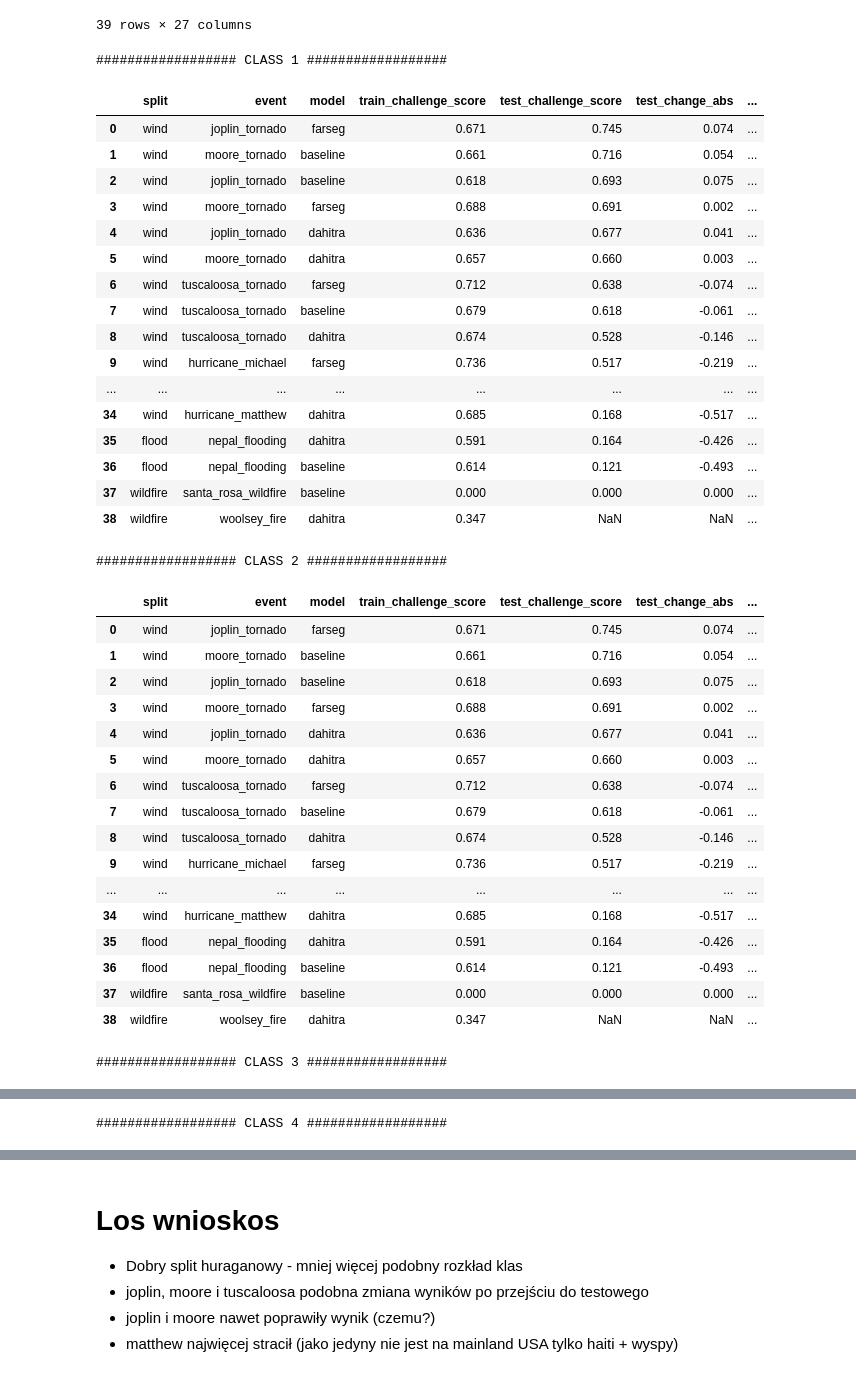
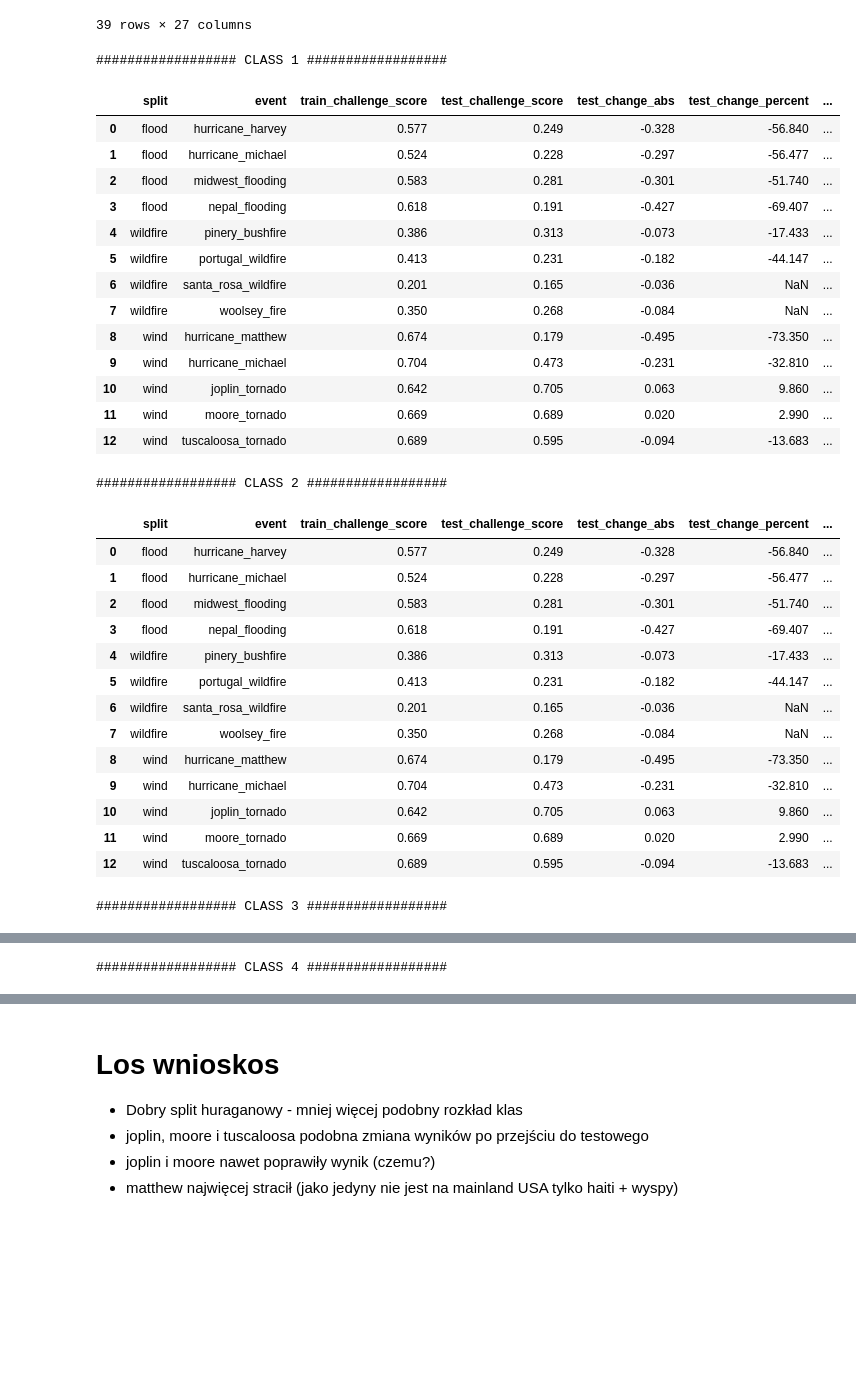
Before and after one commit to SNURTEL/building-damage-assessment, a Jupyter notebook: notebooks/results_split.ipynb, the cells around one changed output, grey strips where cells are left out. Saved outputs shown, nothing was run; the diff lists cells and outputs as text; code cells hidden in the pictures; blank space fills up the shorter version.

```diff
--- a/notebooks/results_split.ipynb
+++ b/notebooks/results_split.ipynb
@@ -177,69 +177,63 @@ from IPython.display import display, HTML
 # %%
 _df = df.reset_index()
 for i in range(1, 5):
     query = f"""
     SELECT
         split,
         event,
-        model,
         ROUND(MEAN(train_challenge_score_safe), 3) "train_challenge_score",
         ROUND(MEAN(test_challenge_score_safe), 3) "test_challenge_score",
         ROUND(MEAN(test_challenge_score_safe - train_challenge_score_safe), 3) "test_change_abs",
         ROUND(MEAN(test_change[0:-2]::double), 3) "test_change_percent",
         ROUND(MEAN(msl_challenge_score_overall), 3) "msl_challenge_score",
         ROUND(MEAN(msl_challenge_score_overall - test_challenge_score_safe), 3) "msl_change_abs",
         ROUND(MEAN(msl_change[0:-2]::double), 3) "msl_change_percent",
         -- ROUND(MEAN(msl_f1_loc_target - test_f1_loc_safe), 3) "f1_loc_change_abs",
         -- ROUND(MEAN((msl_f1_loc_target - test_f1_loc_safe) * 100 / test_f1_loc_safe), 3) "f1_loc_change_percent",
         ROUND(MEAN(train_f1_{i}_safe), 3) "f1_{i}_train",
         ROUND(MEAN(test_f1_{i}_safe), 3) "f1_{i}_test",
         ROUND(MEAN(test_f1_{i}_safe - train_f1_{i}_safe), 3) "test_f1_{i}_change_abs",
         ROUND(MEAN((test_f1_{i}_safe - train_f1_{i}_safe) * 100 / train_f1_{i}_safe), 3) "test_f1_{i}_change_percent",
         ROUND(MEAN(msl_f1_target_{i}), 3) "f1_{i}_msl",
         ROUND(MEAN(msl_f1_target_{i} - test_f1_{i}_safe), 3) "msl_f1_{i}_change_abs",
         ROUND(MEAN((msl_f1_target_{i} - test_f1_{i}_safe) * 100 / test_f1_{i}_safe), 3) "msl_f1_{i}_change_percent"
     FROM _df
 --    WHERE split LIKE 'wind'
-    GROUP BY split, event, model
-    ORDER BY test_challenge_score DESC
+    GROUP BY split, event
+    ORDER BY split, event
+    -- ORDER BY test_challenge_score DESC,
     """
     print(f"################## CLASS {i} ##################")
     display(HTML(duckdb.query(query).df().to_html()))
 # %% [output]
 ################## CLASS 1 ##################
-|  | split | event | model | train_challenge_score | test_challenge_score | test_change_abs | ... |
-| 0 | wind | joplin_tornado | farseg | 0.671 | 0.745 | 0.074 | ... |
-| 1 | wind | moore_tornado | baseline | 0.661 | 0.716 | 0.054 | ... |
-| 2 | wind | joplin_tornado | baseline | 0.618 | 0.693 | 0.075 | ... |
-| 3 | wind | moore_tornado | farseg | 0.688 | 0.691 | 0.002 | ... |
-| 4 | wind | joplin_tornado | dahitra | 0.636 | 0.677 | 0.041 | ... |
-| 5 | wind | moore_tornado | dahitra | 0.657 | 0.660 | 0.003 | ... |
-| 6 | wind | tuscaloosa_tornado | farseg | 0.712 | 0.638 | -0.074 | ... |
-| 7 | wind | tuscaloosa_tornado | baseline | 0.679 | 0.618 | -0.061 | ... |
-| 8 | wind | tuscaloosa_tornado | dahitra | 0.674 | 0.528 | -0.146 | ... |
-| 9 | wind | hurricane_michael | farseg | 0.736 | 0.517 | -0.219 | ... |
-| ... | ... | ... | ... | ... | ... | ... | ... |
-| 34 | wind | hurricane_matthew | dahitra | 0.685 | 0.168 | -0.517 | ... |
-| 35 | flood | nepal_flooding | dahitra | 0.591 | 0.164 | -0.426 | ... |
-| 36 | flood | nepal_flooding | baseline | 0.614 | 0.121 | -0.493 | ... |
-| 37 | wildfire | santa_rosa_wildfire | baseline | 0.000 | 0.000 | 0.000 | ... |
-| 38 | wildfire | woolsey_fire | dahitra | 0.347 | NaN | NaN | ... |
+|  | split | event | train_challenge_score | test_challenge_score | test_change_abs | test_change_percent | ... |
+| 0 | flood | hurricane_harvey | 0.577 | 0.249 | -0.328 | -56.840 | ... |
+| 1 | flood | hurricane_michael | 0.524 | 0.228 | -0.297 | -56.477 | ... |
+| 2 | flood | midwest_flooding | 0.583 | 0.281 | -0.301 | -51.740 | ... |
+| 3 | flood | nepal_flooding | 0.618 | 0.191 | -0.427 | -69.407 | ... |
+| 4 | wildfire | pinery_bushfire | 0.386 | 0.313 | -0.073 | -17.433 | ... |
+| 5 | wildfire | portugal_wildfire | 0.413 | 0.231 | -0.182 | -44.147 | ... |
+| 6 | wildfire | santa_rosa_wildfire | 0.201 | 0.165 | -0.036 | NaN | ... |
+| 7 | wildfire | woolsey_fire | 0.350 | 0.268 | -0.084 | NaN | ... |
+| 8 | wind | hurricane_matthew | 0.674 | 0.179 | -0.495 | -73.350 | ... |
+| 9 | wind | hurricane_michael | 0.704 | 0.473 | -0.231 | -32.810 | ... |
+| 10 | wind | joplin_tornado | 0.642 | 0.705 | 0.063 | 9.860 | ... |
+| 11 | wind | moore_tornado | 0.669 | 0.689 | 0.020 | 2.990 | ... |
+| 12 | wind | tuscaloosa_tornado | 0.689 | 0.595 | -0.094 | -13.683 | ... |
 ################## CLASS 2 ##################
-|  | split | event | model | train_challenge_score | test_challenge_score | test_change_abs | ... |
-| 0 | wind | joplin_tornado | farseg | 0.671 | 0.745 | 0.074 | ... |
-| 1 | wind | moore_tornado | baseline | 0.661 | 0.716 | 0.054 | ... |
-| 2 | wind | joplin_tornado | baseline | 0.618 | 0.693 | 0.075 | ... |
-| 3 | wind | moore_tornado | farseg | 0.688 | 0.691 | 0.002 | ... |
-| 4 | wind | joplin_tornado | dahitra | 0.636 | 0.677 | 0.041 | ... |
-| 5 | wind | moore_tornado | dahitra | 0.657 | 0.660 | 0.003 | ... |
-| 6 | wind | tuscaloosa_tornado | farseg | 0.712 | 0.638 | -0.074 | ... |
-| 7 | wind | tuscaloosa_tornado | baseline | 0.679 | 0.618 | -0.061 | ... |
-| 8 | wind | tuscaloosa_tornado | dahitra | 0.674 | 0.528 | -0.146 | ... |
-| 9 | wind | hurricane_michael | farseg | 0.736 | 0.517 | -0.219 | ... |
-| ... | ... | ... | ... | ... | ... | ... | ... |
-| 34 | wind | hurricane_matthew | dahitra | 0.685 | 0.168 | -0.517 | ... |
-| 35 | flood | nepal_flooding | dahitra | 0.591 | 0.164 | -0.426 | ... |
-| 36 | flood | nepal_flooding | baseline | 0.614 | 0.121 | -0.493 | ... |
-| 37 | wildfire | santa_rosa_wildfire | baseline | 0.000 | 0.000 | 0.000 | ... |
-| 38 | wildfire | woolsey_fire | dahitra | 0.347 | NaN | NaN | ... |
+|  | split | event | train_challenge_score | test_challenge_score | test_change_abs | test_change_percent | ... |
+| 0 | flood | hurricane_harvey | 0.577 | 0.249 | -0.328 | -56.840 | ... |
+| 1 | flood | hurricane_michael | 0.524 | 0.228 | -0.297 | -56.477 | ... |
+| 2 | flood | midwest_flooding | 0.583 | 0.281 | -0.301 | -51.740 | ... |
+| 3 | flood | nepal_flooding | 0.618 | 0.191 | -0.427 | -69.407 | ... |
+| 4 | wildfire | pinery_bushfire | 0.386 | 0.313 | -0.073 | -17.433 | ... |
+| 5 | wildfire | portugal_wildfire | 0.413 | 0.231 | -0.182 | -44.147 | ... |
+| 6 | wildfire | santa_rosa_wildfire | 0.201 | 0.165 | -0.036 | NaN | ... |
+| 7 | wildfire | woolsey_fire | 0.350 | 0.268 | -0.084 | NaN | ... |
+| 8 | wind | hurricane_matthew | 0.674 | 0.179 | -0.495 | -73.350 | ... |
+| 9 | wind | hurricane_michael | 0.704 | 0.473 | -0.231 | -32.810 | ... |
+| 10 | wind | joplin_tornado | 0.642 | 0.705 | 0.063 | 9.860 | ... |
+| 11 | wind | moore_tornado | 0.669 | 0.689 | 0.020 | 2.990 | ... |
+| 12 | wind | tuscaloosa_tornado | 0.689 | 0.595 | -0.094 | -13.683 | ... |
 ################## CLASS 3 ##################
```
Also changed, not shown: parts of 1 cell of this notebook, 2 other files.
